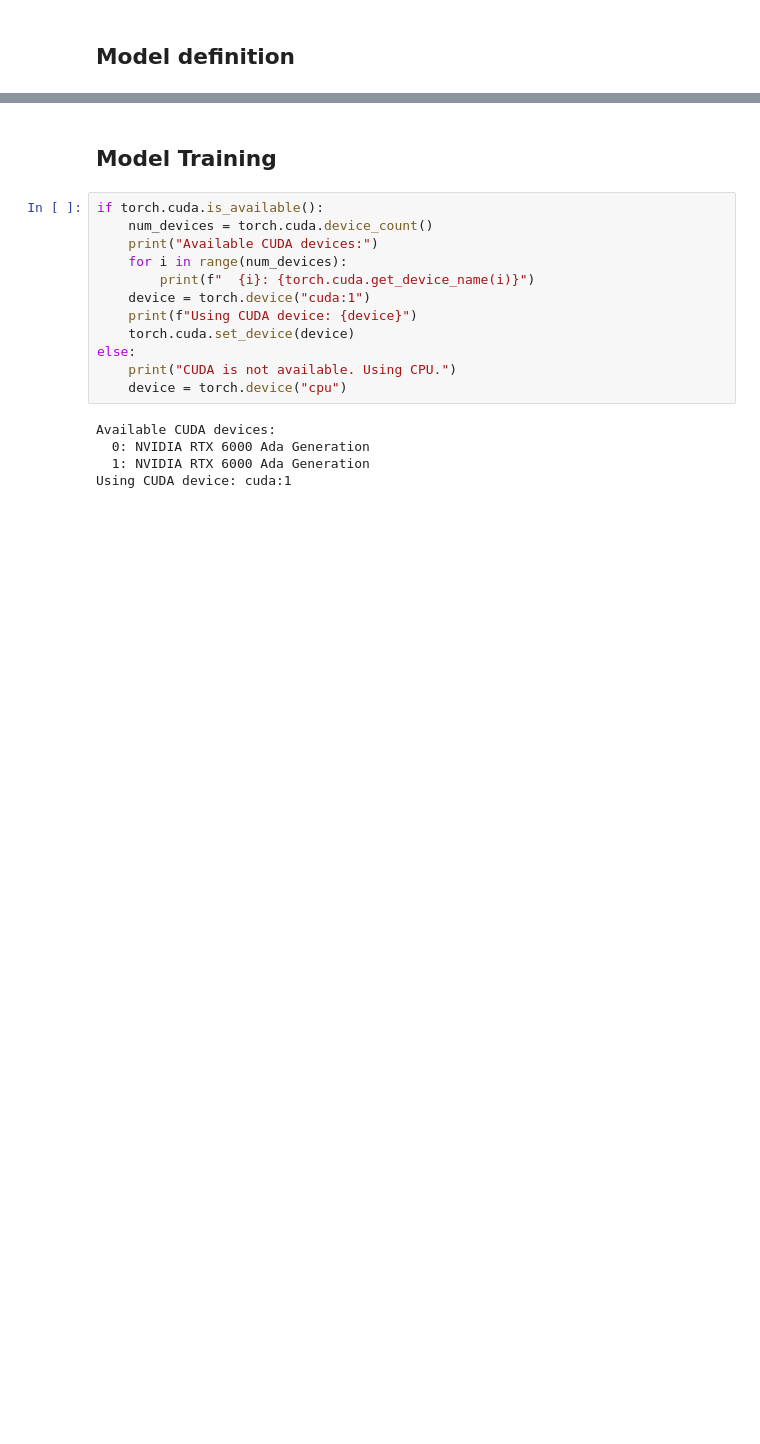
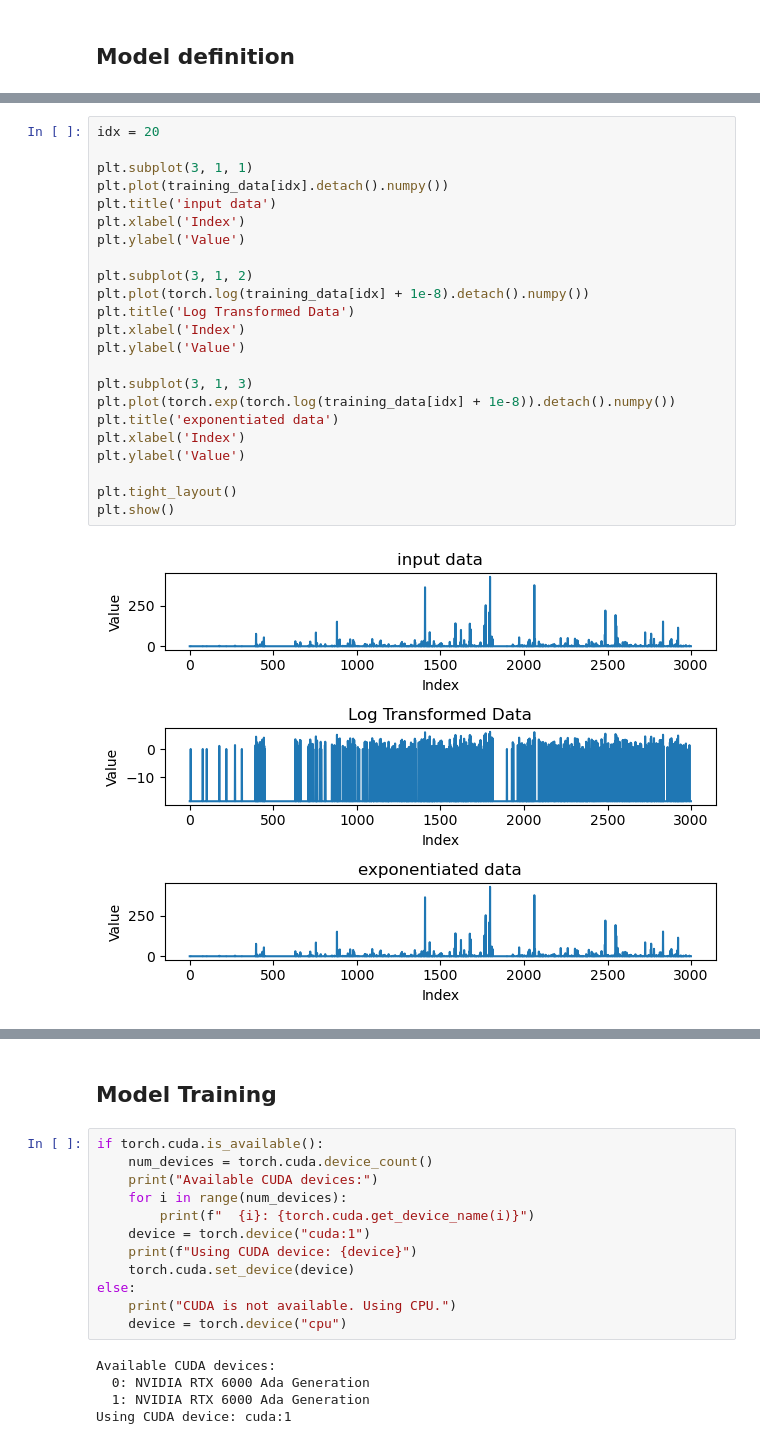
Before and after one commit to egerc/pytorch_exercises, a Jupyter notebook: Notebooks/240328_Variational_Autoencoder.ipynb, the cells around one changed output, grey strips where cells are left out. Saved outputs shown, nothing was run; the diff lists cells and outputs as text; blank space fills up the shorter version.

```diff
--- a/Notebooks/240328_Variational_Autoencoder.ipynb
+++ b/Notebooks/240328_Variational_Autoencoder.ipynb
@@ -77,4 +103,29 @@ class VAE(nn.Module):
         return x, mu, logvar
+# %%
+idx = 20
+
+plt.subplot(3, 1, 1)
+plt.plot(training_data[idx].detach().numpy())
+plt.title('input data')
+plt.xlabel('Index')
+plt.ylabel('Value')
+
+plt.subplot(3, 1, 2)
+plt.plot(torch.log(training_data[idx] + 1e-8).detach().numpy())
+plt.title('Log Transformed Data')
+plt.xlabel('Index')
+plt.ylabel('Value')
+
+plt.subplot(3, 1, 3)
+plt.plot(torch.exp(torch.log(training_data[idx] + 1e-8)).detach().numpy())
+plt.title('exponentiated data')
+plt.xlabel('Index')
+plt.ylabel('Value')
+
+plt.tight_layout()
+plt.show()
+# %% [output]
+[figure, added]
 # %%
 def final_loss(bce_loss, mu, logvar):
     BCE = bce_loss
```
Also changed, not shown: parts of 18 cells of this notebook.
